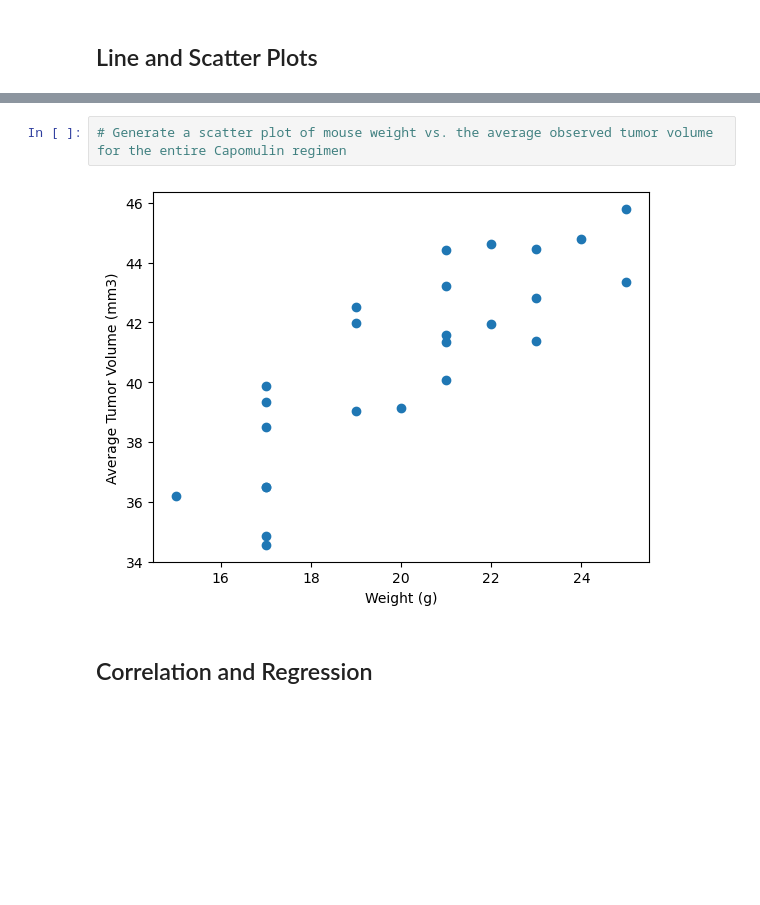
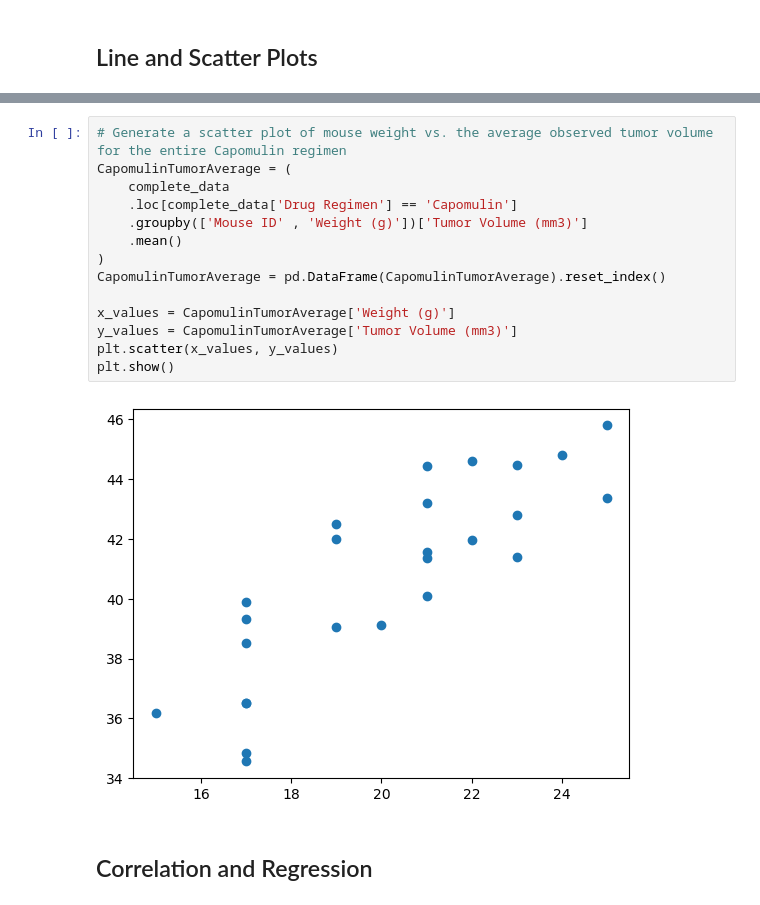
Before and after one commit to JuanJCoronado/Challenge5_JuanCoronado, a Jupyter notebook: pymaceuticals_starter.ipynb, the cells around one changed output, grey strips where cells are left out. Saved outputs shown, nothing was run; the diff lists cells and outputs as text; blank space fills up the shorter version.

```diff
--- a/pymaceuticals_starter.ipynb
+++ b/pymaceuticals_starter.ipynb
@@ -350,6 +358,18 @@ Ceftamin's potential outliers: Series([], Name: Tumor Volume (mm3), dtype: float
 # %%
 # Generate a scatter plot of mouse weight vs. the average observed tumor volume for the entire Capomulin regimen
+CapomulinTumorAverage = (
+    complete_data
+    .loc[complete_data['Drug Regimen'] == 'Capomulin']
+    .groupby(['Mouse ID' , 'Weight (g)'])['Tumor Volume (mm3)']
+    .mean()
+)
+CapomulinTumorAverage = pd.DataFrame(CapomulinTumorAverage).reset_index()
+
+x_values = CapomulinTumorAverage['Weight (g)']
+y_values = CapomulinTumorAverage['Tumor Volume (mm3)']
+plt.scatter(x_values, y_values)
+plt.show()
 # %% [output]
-[figure, old version]
+[figure, new version]
 # %% [markdown]
 ## Correlation and Regression
```
Also changed, not shown: parts of 9 cells of this notebook.
